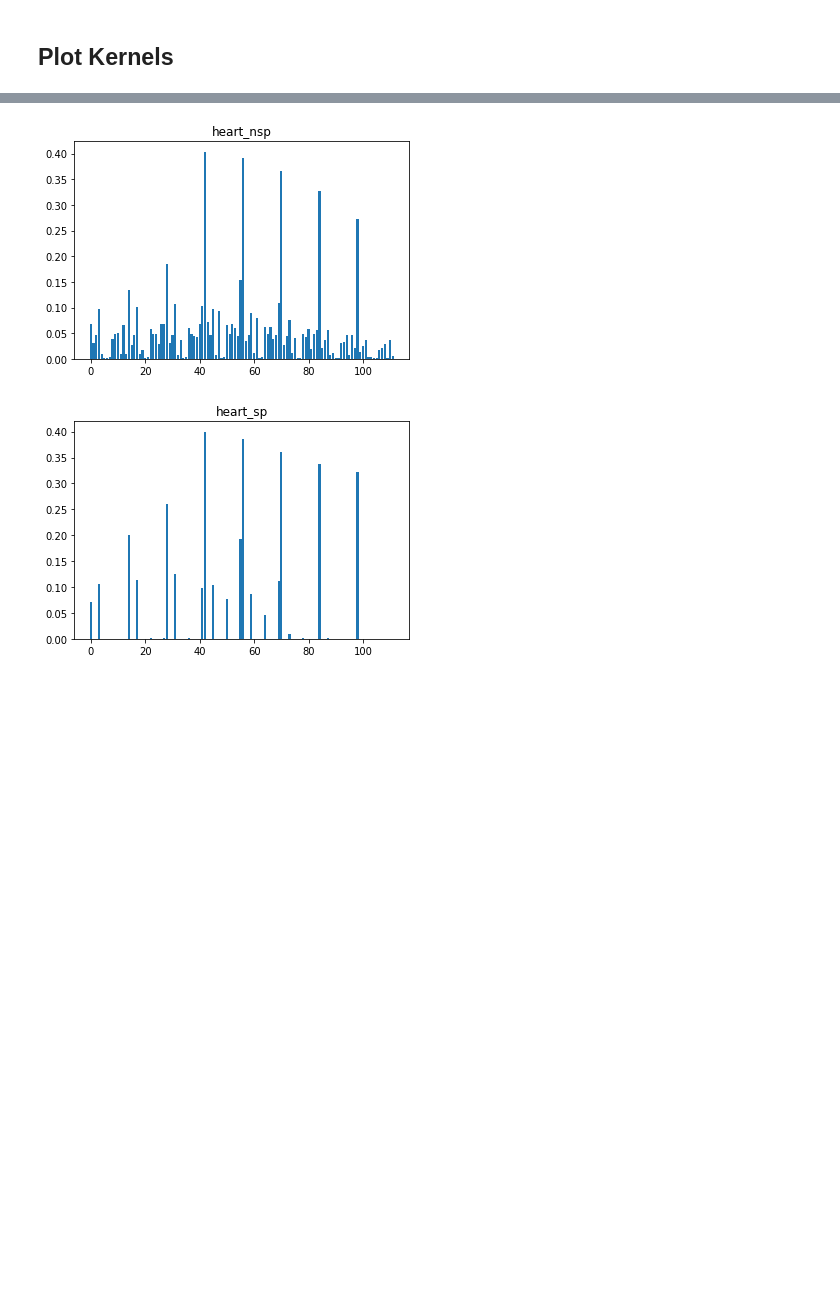
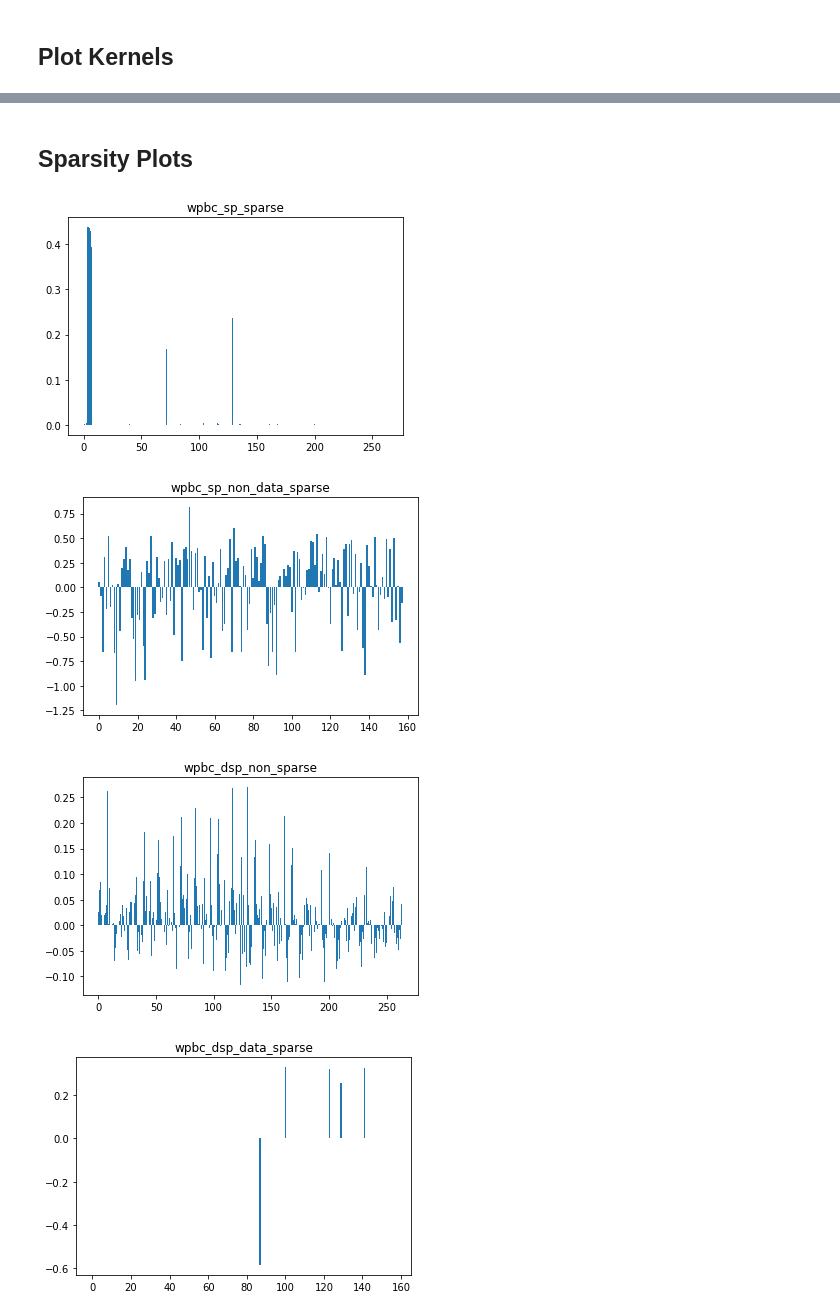
Before and after one commit to ayat-rashad/BEMKL, a Jupyter notebook: code/dataset_wpdc.ipynb, the cells around one changed output, grey strips where cells are left out. Drawn from its saved outputs; the diff is of its cells as text; code cells hidden in the pictures; blank space fills up the shorter version.

Commit message:
added final plots, and formatted notebooks

```diff
--- a/code/dataset_wpdc.ipynb
+++ b/code/dataset_wpdc.ipynb
@@ -202,0 +138,15 @@ Training Time: 16.4168908596
+# %%
+dsp_clf = bemkl_binary.BEMKL(data_sparse=True)
+
+t1 = time.time()
+
+dsp_clf.bemkl_binary(K,y)
+
+t2 = time.time()
+diff = t2 - t1
+
+pred, prob = dsp_clf.predict(K_test)
+
+print 'Accuracy:'
+print (pred==y_test).sum()*1./y_test.shape[0]
+print 'Training Time:', diff
@@ -203,6 +186,10 @@ Training Time: 16.4168908596
+# %% [markdown]
+## Sparsity Plots
 # %%
-plot.plot_results(nsp_clf, 'wpbc')
-plot.plot_results(sp_clf, 'wpbc')
+plot.plot_results(sp_clf, 'wpbc_sp')
+plot.plot_results(dsp_clf, 'wpbc_dsp')
 # %% [output]
-[figure, old version]
+[figure, new version]
-[figure, old version]
+[figure, new version]
+[figure, added]
+[figure, added]
```
Also changed, not shown: parts of 46 cells of this notebook, 12 other files.
